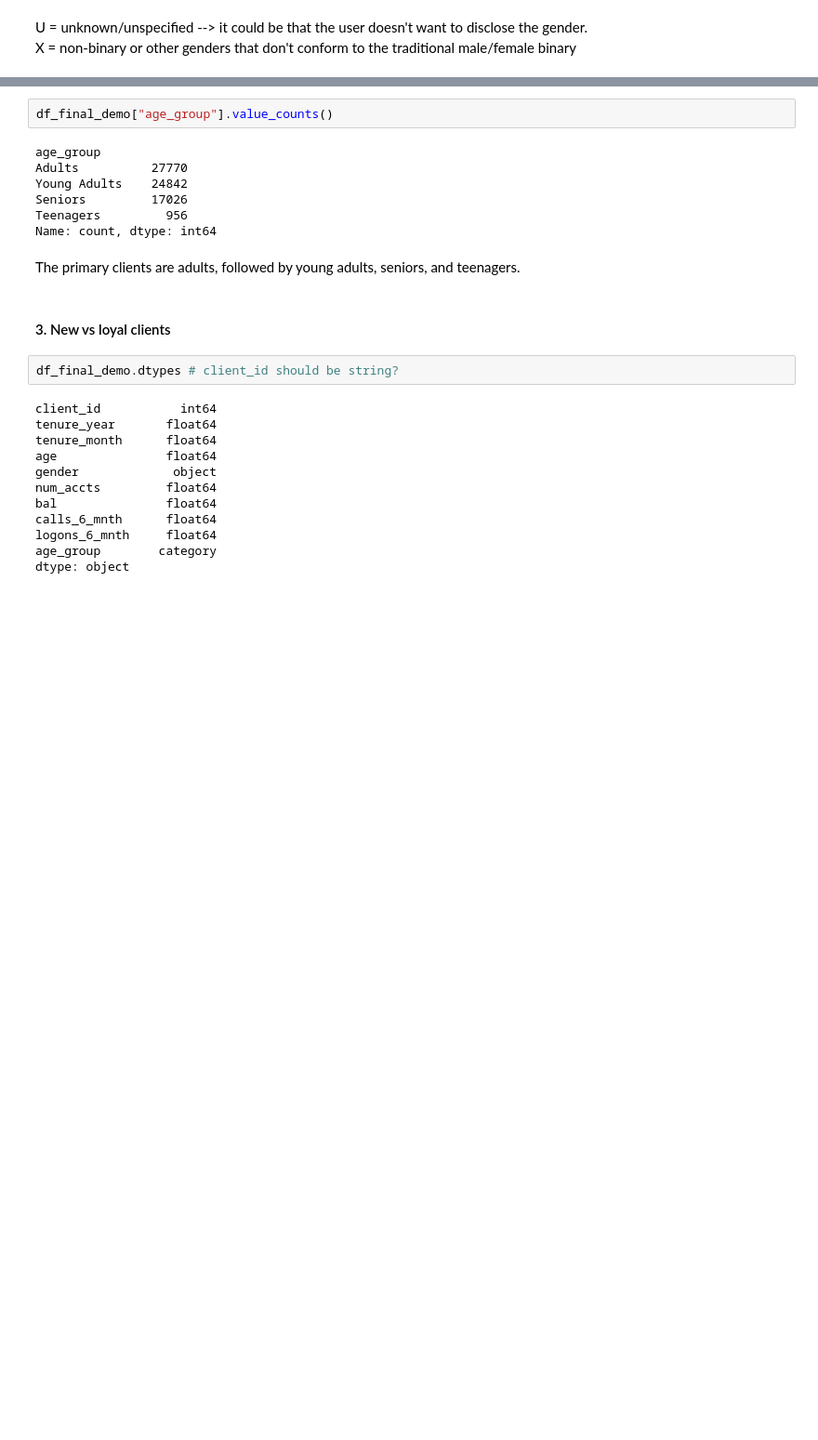
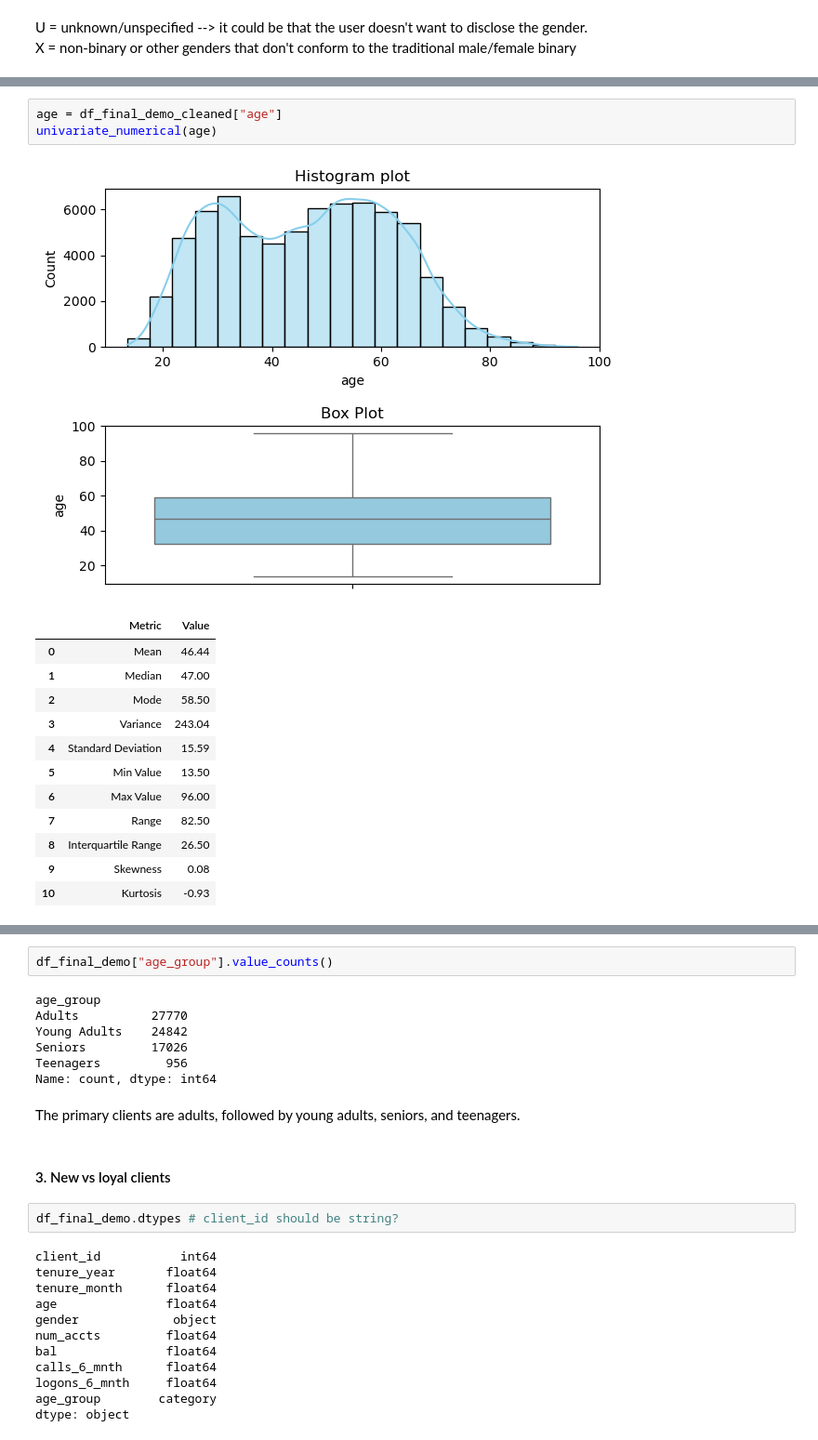
Before and after one commit to RosaEvasari/Vanguard_Project, a Jupyter notebook: notebooks/notebook_Rosa.ipynb, the cells around one changed output, grey strips where cells are left out. Shown at 93% size. Cells and saved outputs as stored; diff of their text form; blank space fills up the shorter version.

```diff
--- a/notebooks/notebook_Rosa.ipynb
+++ b/notebooks/notebook_Rosa.ipynb
@@ -251,0 +348,17 @@ df_final_demo["age"].min()
+# %%
+age = df_final_demo_cleaned["age"]
+univariate_numerical(age)
+# %% [output]
+[figure, added]
+|  | Metric | Value |
+| 0 | Mean | 46.44 |
+| 1 | Median | 47.00 |
+| 2 | Mode | 58.50 |
+| 3 | Variance | 243.04 |
+| 4 | Standard Deviation | 15.59 |
+| 5 | Min Value | 13.50 |
+| 6 | Max Value | 96.00 |
+| 7 | Range | 82.50 |
+| 8 | Interquartile Range | 26.50 |
+| 9 | Skewness | 0.08 |
+| 10 | Kurtosis | -0.93 |
```
Also changed, not shown: parts of 25 cells of this notebook, 1 other file.
